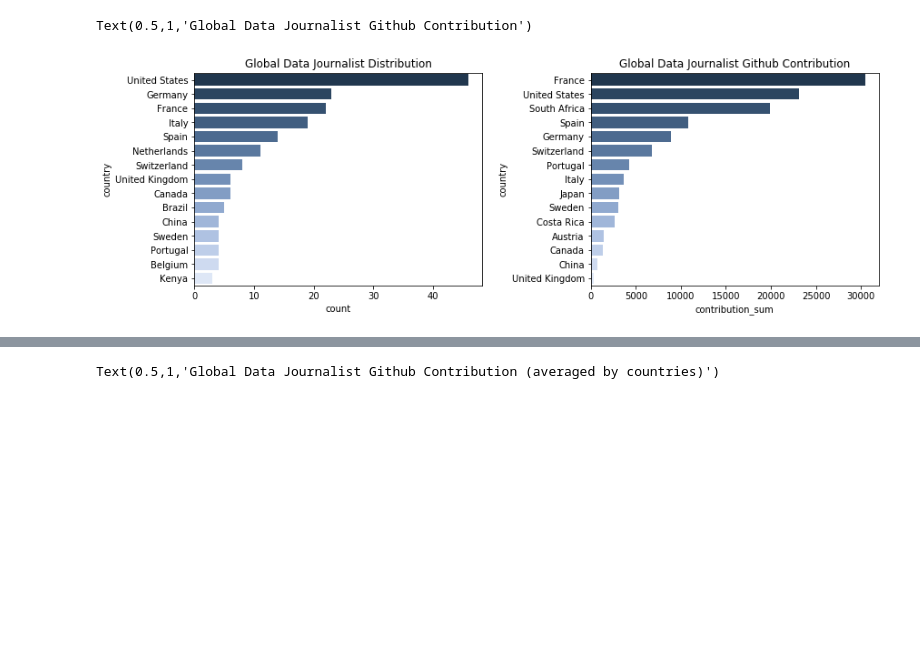
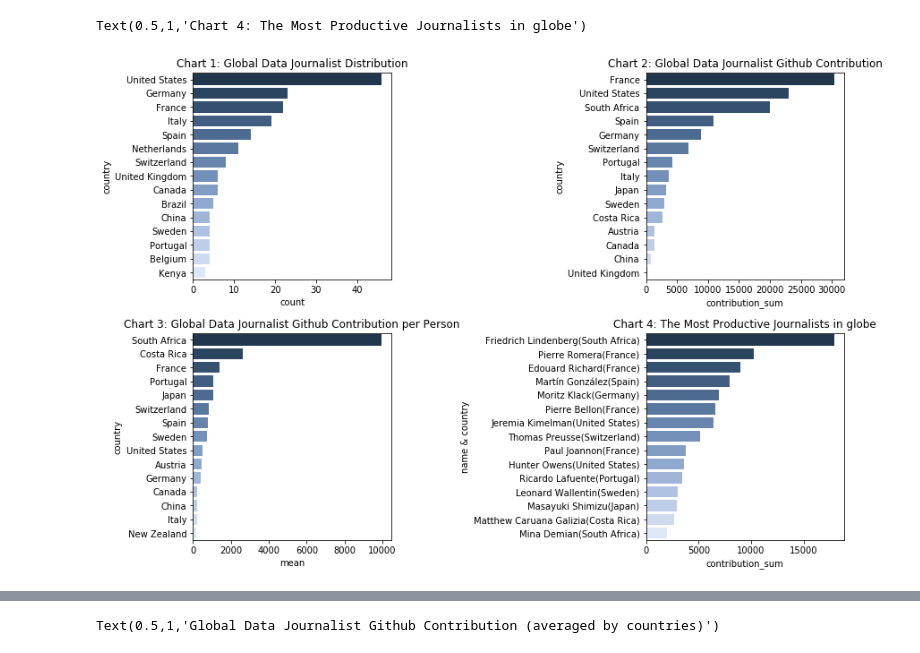
Before and after one commit to FLYSTEPHEN/python-data-assignments, a Jupyter notebook: assignment2/assignment2.ipynb, the cells around one changed output, grey strips where cells are left out. Cells and saved outputs as stored; diff of their text form; code cells hidden in the pictures; blank space fills up the shorter version.

```diff
--- a/assignment2/assignment2.ipynb
+++ b/assignment2/assignment2.ipynb
@@ -4,8 +5,12 @@ I scraped the [Global Data Journalist Directory](http://jplusplus.github.io/glob
 # %%
 import plotly.plotly as py
 import pandas as pd
+def city2country(t):
+    if t == 'United States, Brooklyn (US-VA)':
+        return 'United States'
+    return t.split(', ')[-1]
 
-def country2code(t):
+def city2countrycode(t):
     df_c2c = pd.read_csv(
         'reference/country2code.csv',
         names=['country','country_code'])  #reference/country2code.csv是转换器文件
@@ -66,9 +71,10 @@ df_gh = pd.read_csv(
 df_0d = df_gh.reindex(
     ['name','institution','city','github'],axis=1
 )   #这是去除github contribution后的记者信息
-
-df_0d['country_code'] = df_gh['city'].apply(country2code)  #将所有记者的country转化为code
-
+df_0d['country'] = df_gh['city'].apply(city2country)
+df_0d['country_code'] = df_gh['city'].apply(city2countrycode)  #将所有记者的country转化为code
+df_0d['contribution_sum'] = df_gh.iloc[:,4:].aggregate('sum',axis=1).astype("int")
+df_0d['name & country'] = df_0d['name'] + '(' + df_0d['country'] + ')'
     #这是转置后纯粹的时间信息
 # %%
 #2008以来各国contribution的总数
@@ -139,33 +143,59 @@ paint_world_map_choropleth(title,locations,z,ztitle,filename)
 # %%
 from matplotlib import pyplot as plt
 import seaborn as sns
 
-fig, axes = plt.subplots(nrows=1, ncols=2,constrained_layout=True,figsize = (12,4))
+fig, axes = plt.subplots(nrows=2, ncols=2,constrained_layout=True,figsize = (12,8))
 ax1 = sns.barplot(
     x='count',
     y='country',
     data=df_code_country_data_j.sort_values(
         by=['count'], axis = 0, ascending = False
         ).head(15),
     palette=sns.cubehelix_palette(
         15, start=2.7, rot=0.04, dark=0.2, light=0.9, reverse=True
         ), #palette is like the color combination style
     saturation = 1,
-    ax=axes[0])
-ax1.set_title('Global Data Journalist Distribution', fontsize=12)
+    ax=axes[0,0])
+ax1.set_title('Chart 1: Global Data Journalist Distribution', fontsize=12)
 
 ax2 = sns.barplot(
     x='contribution_sum',
     y='country',
     data=df_code_country_data_c.sort_values(
         by=['contribution_sum'], axis = 0, ascending = False
         ).head(15),
     palette=sns.cubehelix_palette(
         15, start=2.7, rot=0.04, dark=0.2, light=0.9, reverse=True
         ), #palette is like the color combination style
     saturation = 1,
-    ax=axes[1])
-ax2.set_title('Global Data Journalist Github Contribution', fontsize=12)
+    ax=axes[0,1])
+ax2.set_title('Chart 2: Global Data Journalist Github Contribution', fontsize=12)
+
+ax3 = sns.barplot(
+    x='mean',
+    y='country',
+    data=df_code_country_data_r.sort_values(
+        by=['mean'], axis = 0, ascending = False
+        ).head(15),
+    palette=sns.cubehelix_palette(
+        15, start=2.7, rot=0.04, dark=0.2, light=0.9, reverse=True
+        ), #palette is like the color combination style
+    saturation = 1,
+    ax=axes[1,0])
+ax3.set_title('Chart 3: Global Data Journalist Github Contribution per Person', fontsize=12)
+
+ax4 = sns.barplot(
+    x='contribution_sum',
+    y='name & country',
+    data=df_0d.sort_values(
+        by=['contribution_sum'], axis = 0, ascending = False
+        ).head(15),
+    palette=sns.cubehelix_palette(
+        15, start=2.7, rot=0.04, dark=0.2, light=0.9, reverse=True
+        ), #palette is like the color combination style
+    saturation = 1,
+    ax=axes[1,1])
+ax4.set_title('Chart 4: The Most Productive Journalists in globe', fontsize=12)
 # %% [output]
-Text(0.5,1,'Global Data Journalist Github Contribution')
+Text(0.5,1,'Chart 4: The Most Productive Journalists in globe')
-[figure, old version]
+[figure, new version]
```
Also changed, not shown: parts of 20 cells of this notebook, 1 other file.
